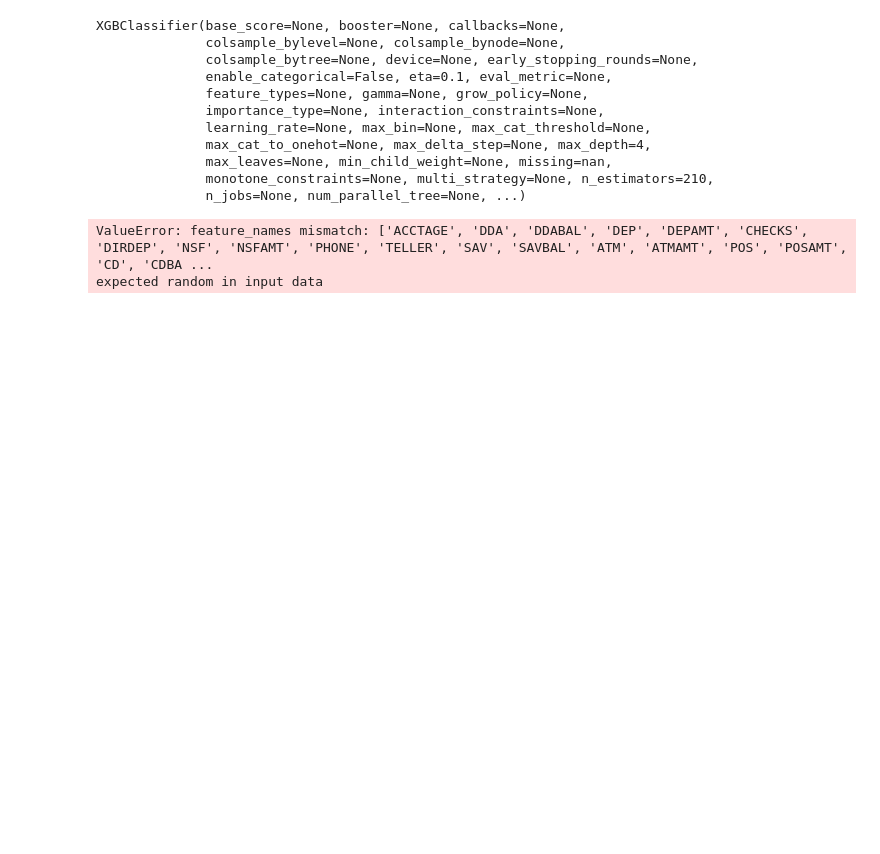
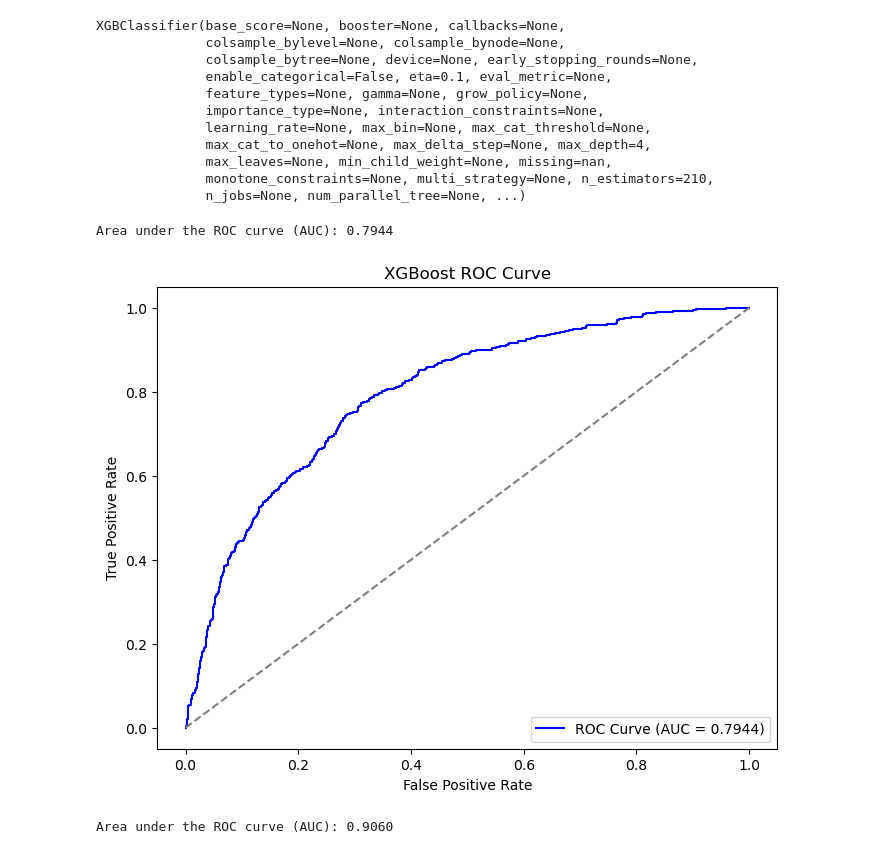
Before and after one commit to SterlingHayden/Machine-Learning-IAA, a Jupyter notebook: HW/HW-02/HW-02.ipynb, the cells around one changed output. Drawn from its saved outputs; the diff is of its cells as text; code cells hidden in the pictures; blank space fills up the shorter version.

```diff
--- a/HW/HW-02/HW-02.ipynb
+++ b/HW/HW-02/HW-02.ipynb
@@ -359,23 +359,32 @@ XGBClassifier(base_score=None, booster=None, callbacks=None,
 # %%
 # Step 1: Predict probabilities for the positive class on the test set
 y_pred_proba = final_xbg_cls.predict_proba(X_val)[:, 1]  # Get probabilities for class 1
 
 # Step 2: Calculate the AUC score using the test labels
 auc_score = roc_auc_score(y_val, y_pred_proba)
 print(f"Area under the ROC curve (AUC): {auc_score:.4f}")
 
 # Step 3: Calculate the ROC curve using test labels and predicted probabilities
 fpr, tpr, thresholds = roc_curve(y_val, y_pred_proba)
 
 # Step 4: Plot the ROC curve
 plt.figure(figsize=(8, 6))
 plt.plot(fpr, tpr, color='blue', label=f'ROC Curve (AUC = {auc_score:.4f})')
 plt.plot([0, 1], [0, 1], color='gray', linestyle='--')  # Diagonal line for random guessing
 plt.xlabel('False Positive Rate')
 plt.ylabel('True Positive Rate')
-plt.title('Receiver Operating Characteristic (ROC) Curve')
+plt.title('XGBoost ROC Curve')
 plt.legend(loc="lower right")
 plt.show()
 # %% [output]
-ValueError: feature_names mismatch: ['ACCTAGE', 'DDA', 'DDABAL', 'DEP', 'DEPAMT', 'CHECKS', 'DIRDEP', 'NSF', 'NSFAMT', 'PHONE', 'TELLER', 'SAV', 'SAVBAL', 'ATM', 'ATMAMT', 'POS', 'POSAMT', 'CD', 'CDBA ...
-expected random in input data
+Area under the ROC curve (AUC): 0.7944
+[figure, added]
+# %%
+#probabilities for the positive class on the test set
+y_pred_proba = final_xbg_cls.predict_proba(X_train)[:, 1]  # Get probabilities for class 1
+
+#AUC score using the test labels
+auc_score = roc_auc_score(y_train, y_pred_proba)
+print(f"Area under the ROC curve (AUC): {auc_score:.4f}")
+# %% [output]
+Area under the ROC curve (AUC): 0.9060
```
